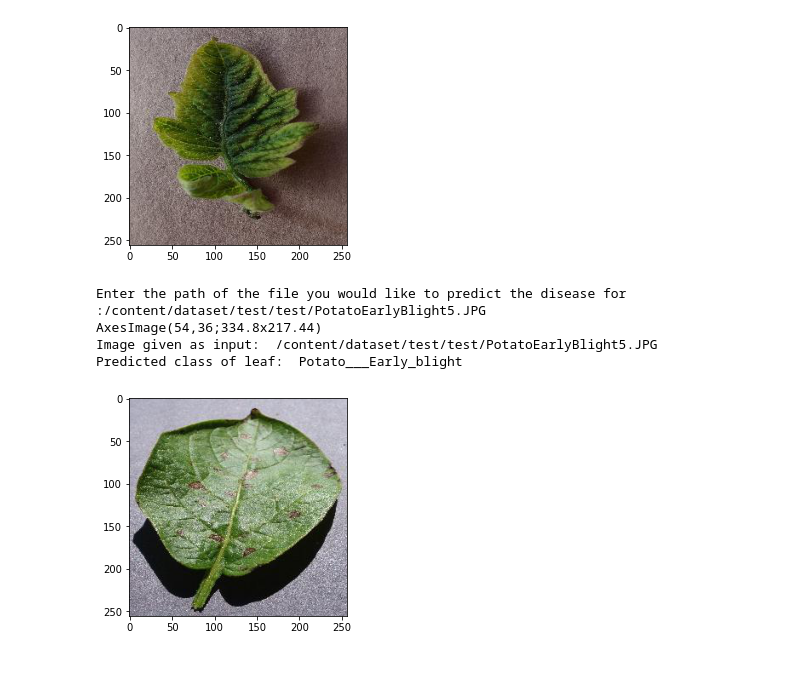
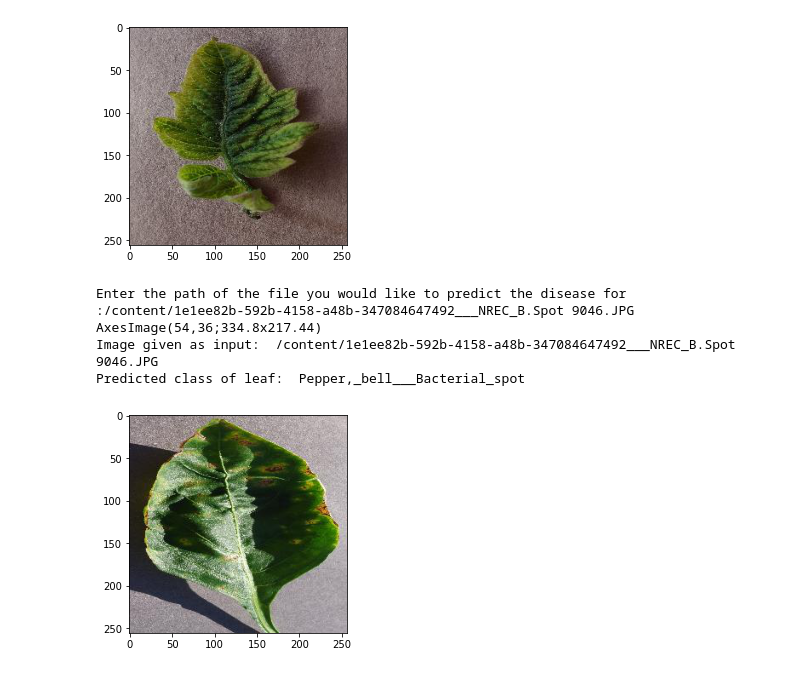
Before and after one commit to Roshni-Bala/Crop-Disease-Detection-NIC_AP, a Jupyter notebook: plant_diseases_identification.ipynb, the cells around one changed output. Cells and saved outputs as stored; diff of their text form; code cells hidden in the pictures.

```diff
--- a/plant_diseases_identification.ipynb
+++ b/plant_diseases_identification.ipynb
@@ -343,11 +347,10 @@ Tomato___Tomato_Yellow_Leaf_Curl_Virus
 # %%
 from PIL import Image
 path = input("Enter the path of the file you would like to predict the disease for :")
-img = Image.open(path)
 predfunc(path)
 # %% [output]
-Enter the path of the file you would like to predict the disease for :/content/dataset/test/test/PotatoEarlyBlight5.JPG
+Enter the path of the file you would like to predict the disease for :/content/1e1ee82b-592b-4158-a48b-347084647492___NREC_B.Spot 9046.JPG
 AxesImage(54,36;334.8x217.44)
-Image given as input:  /content/dataset/test/test/PotatoEarlyBlight5.JPG
-Predicted class of leaf:  Potato___Early_blight
+Image given as input:  /content/1e1ee82b-592b-4158-a48b-347084647492___NREC_B.Spot 9046.JPG
+Predicted class of leaf:  Pepper,_bell___Bacterial_spot
-[figure, old version]
+[figure, new version]
```
Also changed, not shown: parts of 13 cells of this notebook.
